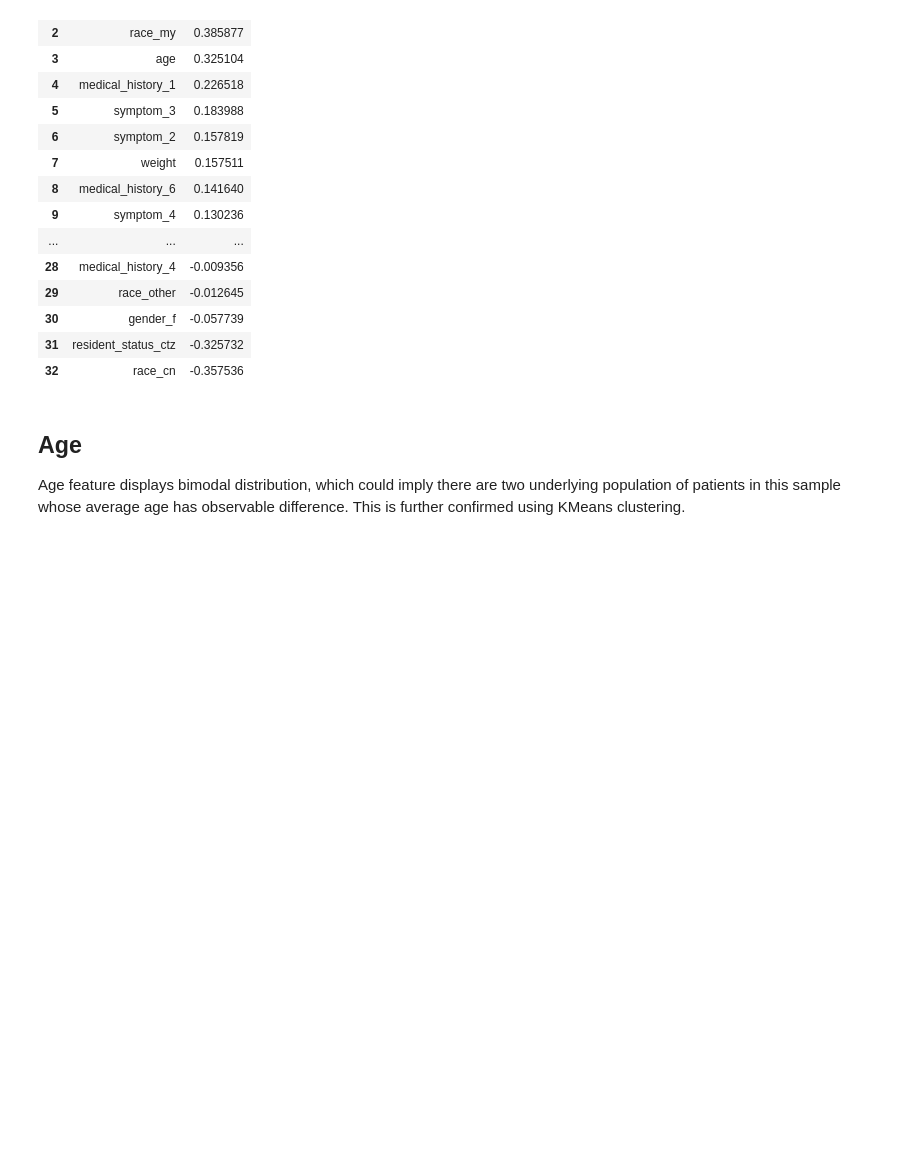
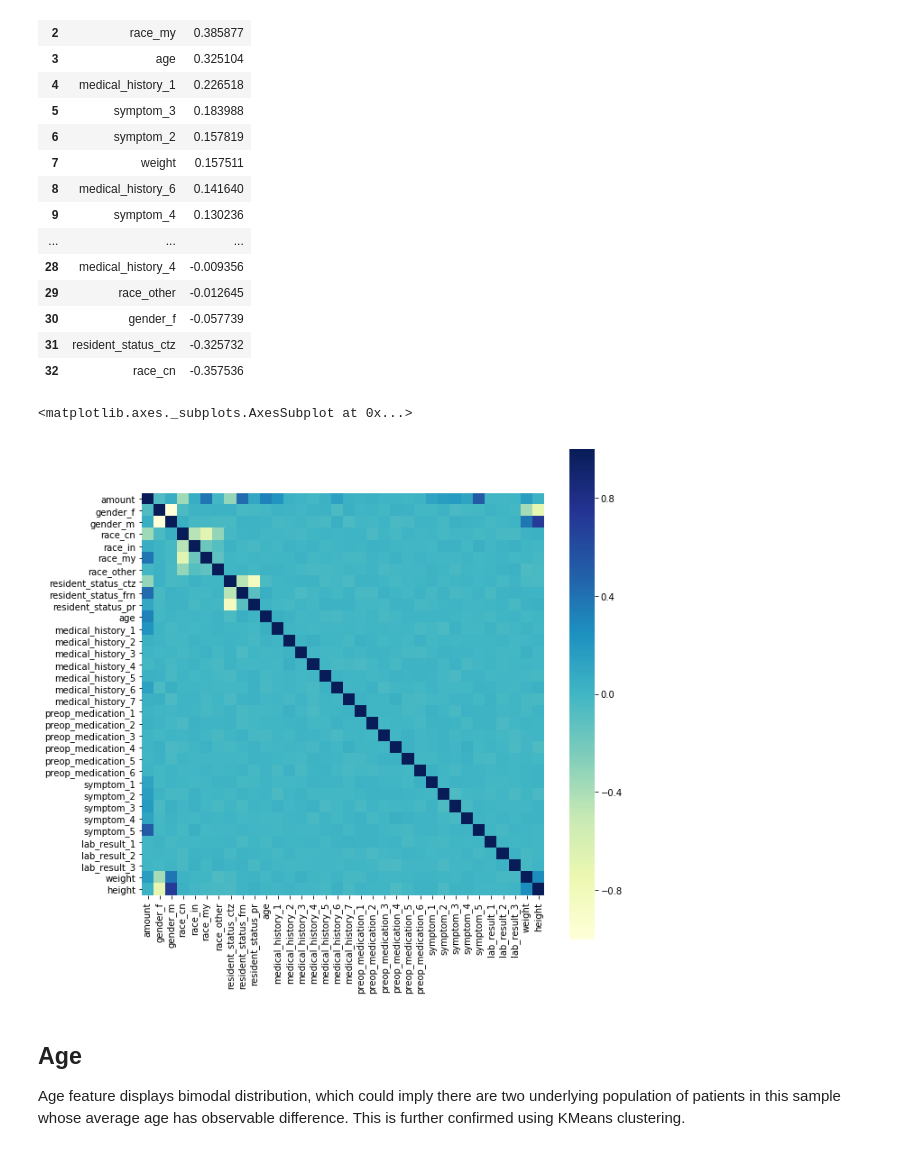
Before and after one commit to ywangaz/healthcare-data-challenge, a Jupyter notebook: Holmusk - Healthcare Data Challenge.ipynb, the cells around one changed output. Saved outputs shown, nothing was run; the diff lists cells and outputs as text; code cells hidden in the pictures; blank space fills up the shorter version.

```diff
--- a/Holmusk - Healthcare Data Challenge.ipynb
+++ b/Holmusk - Healthcare Data Challenge.ipynb
@@ -242,6 +242,16 @@ pd.DataFrame(corr_).sort_values(by=1, ascending=False).reset_index(drop=True)
 | 30 | gender_f | -0.057739 |
 | 31 | resident_status_ctz | -0.325732 |
 | 32 | race_cn | -0.357536 |
+# %%
+# putting everything together
+data_cor = pd.concat([data['amount'], X1, data['age'], data.iloc[:, 9:-2]], axis=1)
+f, ax = plt.subplots(figsize=(10, 10))
+corr_all = data_cor.corr()
+sns.heatmap(corr_all, mask=np.zeros_like(corr_all, dtype=np.bool), cmap="YlGnBu",
+            square=True, ax=ax)
+# %% [output]
+<matplotlib.axes._subplots.AxesSubplot at 0x...>
+[figure, added]
 # %% [markdown]
 ## Age
 
```
Also changed, not shown: parts of 1 cell of this notebook, 1 other file.
